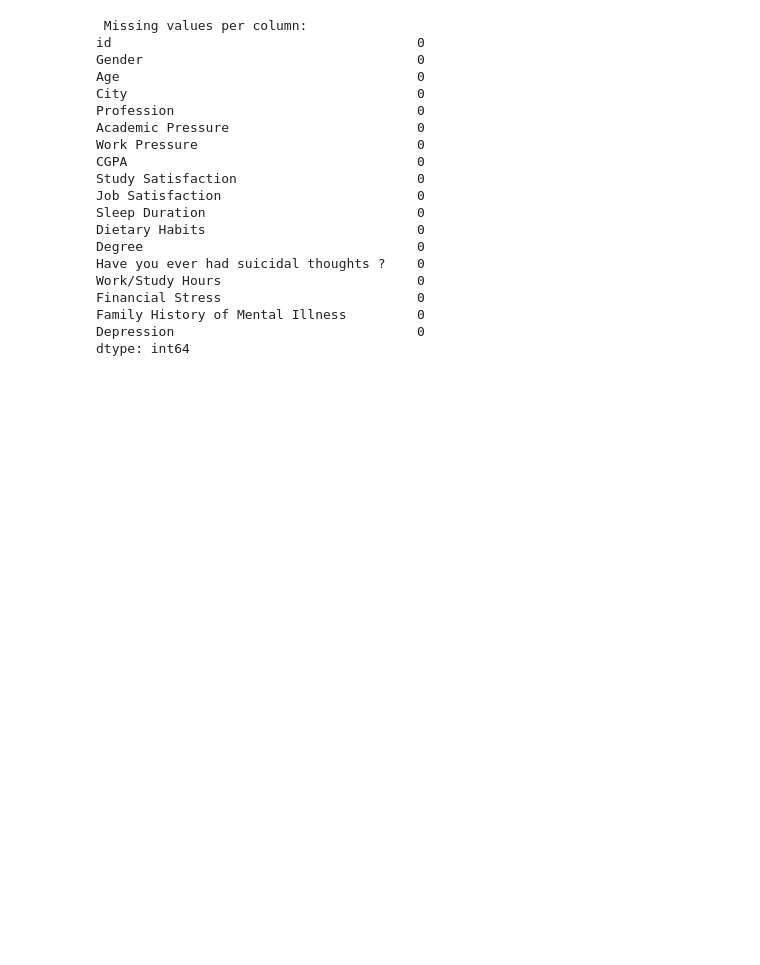
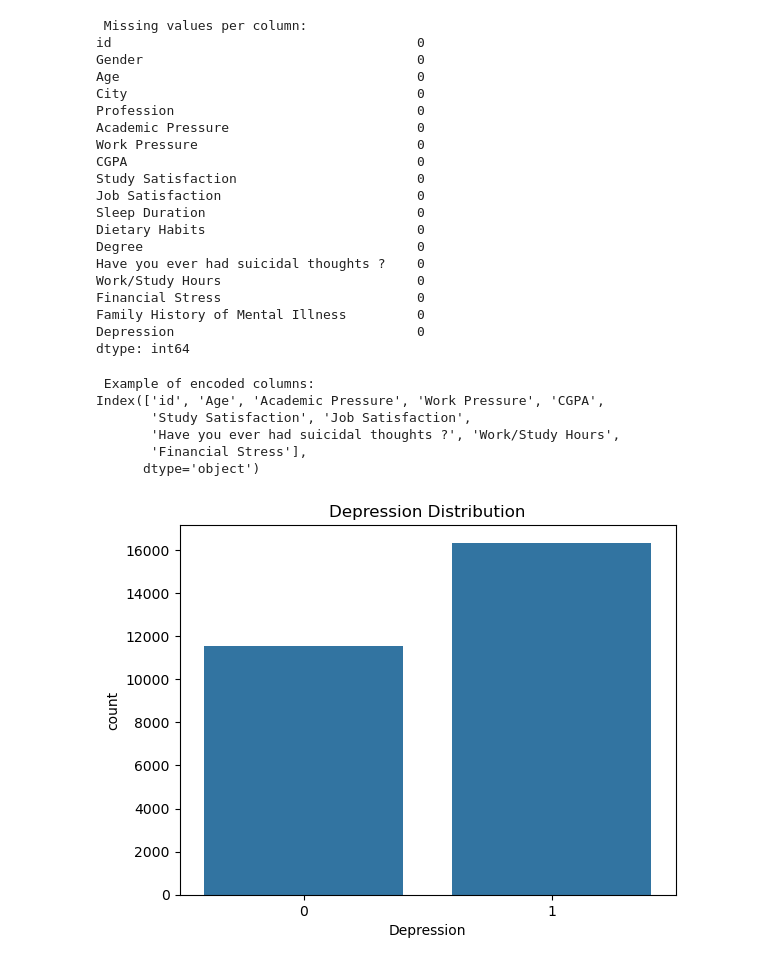
Before and after one commit to CoreeJoseph/ete4990-s25-homeworkfolder-ClassTemplte, a Jupyter notebook: Labs/Lab 11/_CoreeJoseph_Lab 11.ipynb, the cells around one changed output. Saved outputs shown, nothing was run; the diff lists cells and outputs as text; code cells hidden in the pictures; blank space fills up the shorter version.

Commit message:
organizing data

```diff
--- a/Labs/Lab 11/_CoreeJoseph_Lab 11.ipynb
+++ b/Labs/Lab 11/_CoreeJoseph_Lab 11.ipynb
@@ -187,3 +187,27 @@ Financial Stress                         0
 Family History of Mental Illness         0
 Depression                               0
 dtype: int64
+# %%
+df["Sleep Duration"] = df["Sleep Duration"].str.replace("'","").str.strip()
+
+df["Have you ever had suicidal thoughts ?"] = df["Have you ever had suicidal thoughts ?"].map({"yes": 1, "No":0})
+df["Family History of Mental Illness"] = df["Family History of Mental Illness"].map({"Yes": 1, "No": 0})
+# %%
+categorical_columns = ["Gender", "City", "Profession", "Degree", "Dietary Habits", "Sleep Duration"]
+df_encoded = pd.get_dummies(df, columns = categorical_columns, drop_first = True)
+
+print("\n Example of encoded columns: ")
+print(df_encoded.columns[:10])
+# %% [output]
+ Example of encoded columns:
+Index(['id', 'Age', 'Academic Pressure', 'Work Pressure', 'CGPA',
+       'Study Satisfaction', 'Job Satisfaction',
+       'Have you ever had suicidal thoughts ?', 'Work/Study Hours',
+       'Financial Stress'],
+      dtype='object')
+# %%
+sns.countplot(x = "Depression", data=df)
+plt.title("Depression Distribution")
+plt.show()
+# %% [output]
+[figure, added]
```
Also changed, not shown: parts of 1 cell of this notebook.
